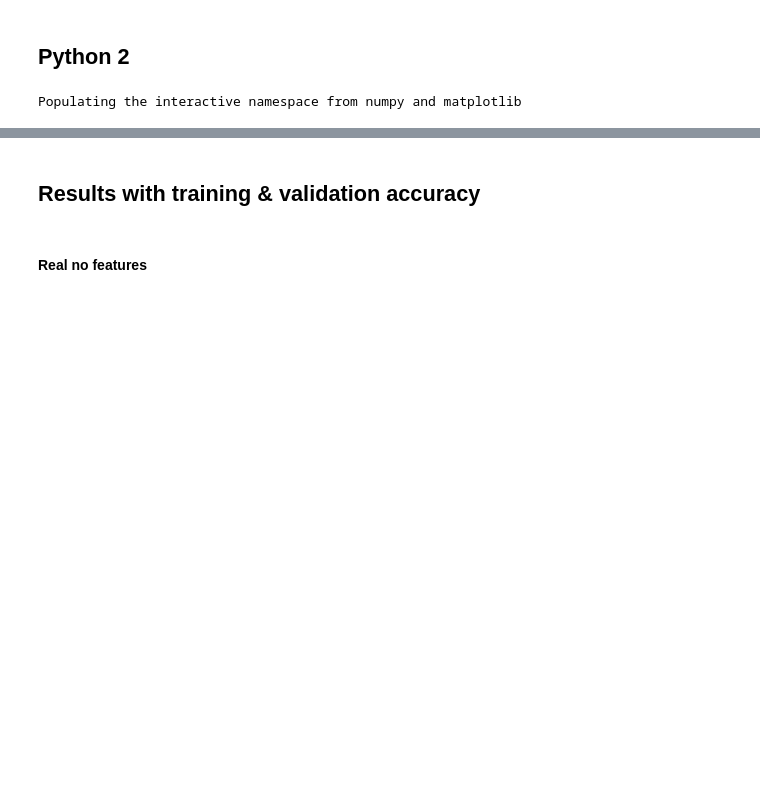
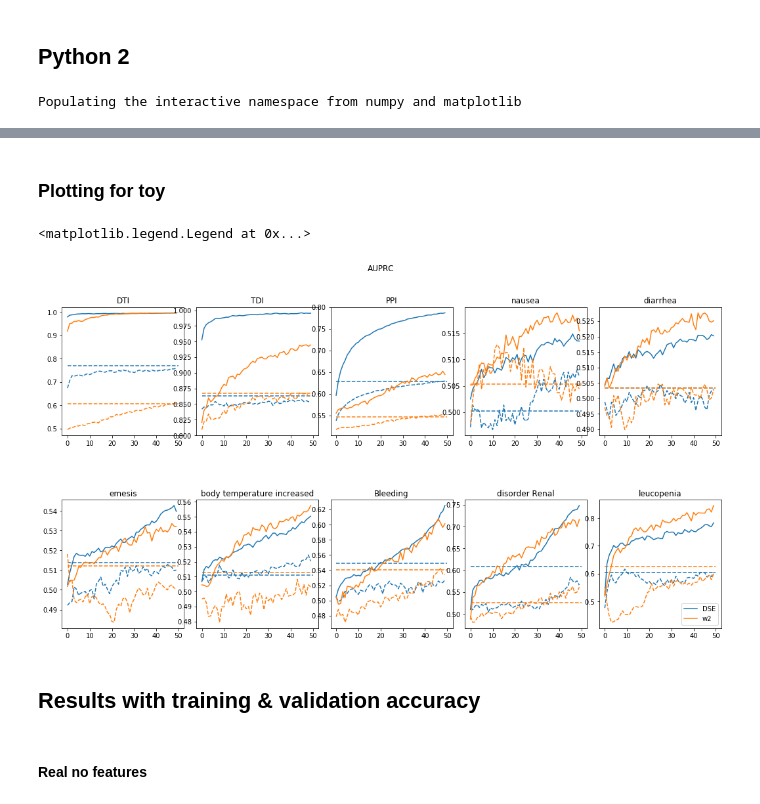
Before and after one commit to diitaz93/Master-Thesis, a Jupyter notebook: training_results.ipynb, the cells around one changed output, grey strips where cells are left out. Drawn from its saved outputs; the diff is of its cells as text; code cells hidden in the pictures; blank space fills up the shorter version.

```diff
--- a/training_results.ipynb
+++ b/training_results.ipynb
@@ -19,3 +348,23 @@ Populating the interactive namespace from numpy and matplotlib
+# %% [markdown]
+### Plotting for toy
+# %%
+m = 1
+fig, axs = plt.subplots(2,5, figsize=(18, 9), squeeze=True, facecolor='w', edgecolor='k')
+fig.suptitle(metrics[m])
+fig.subplots_adjust(hspace = .5, wspace=.1)
+axs = axs.ravel()
+for e in range(10):
+    i,j,k = idx2edge_type[e]
+    for s in [1,3]:
+        color=next(axs[e]._get_lines.prop_cycler)['color']
+        axs[e].plot(train_toy[:,e,m,s],color=color,label=sims[s])
+        axs[e].plot(val_toy[:,e,m,s],'--',color=color)
+        axs[e].hlines(test_toy[e,m,s],0,50, colors=color, linestyles='dashed')
+        axs[e].set_title(names[i,j][k])
+legend(loc='lower right')
+# %% [output]
+<matplotlib.legend.Legend at 0x...>
+[figure, added]
 # %% [markdown]
 ## Results with training & validation accuracy
 # %%
```
Also changed, not shown: parts of 29 cells of this notebook, 4 other files.
